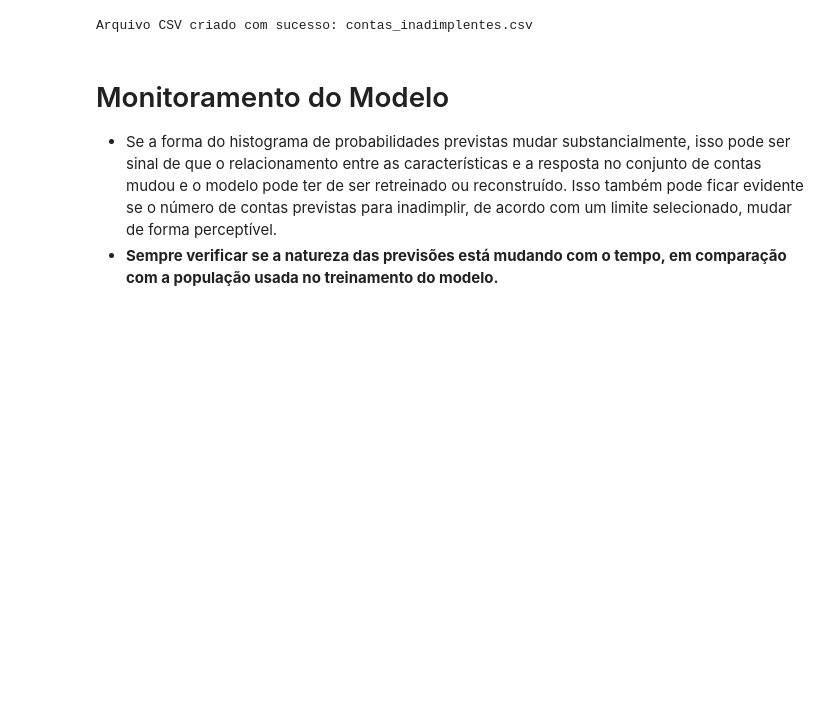
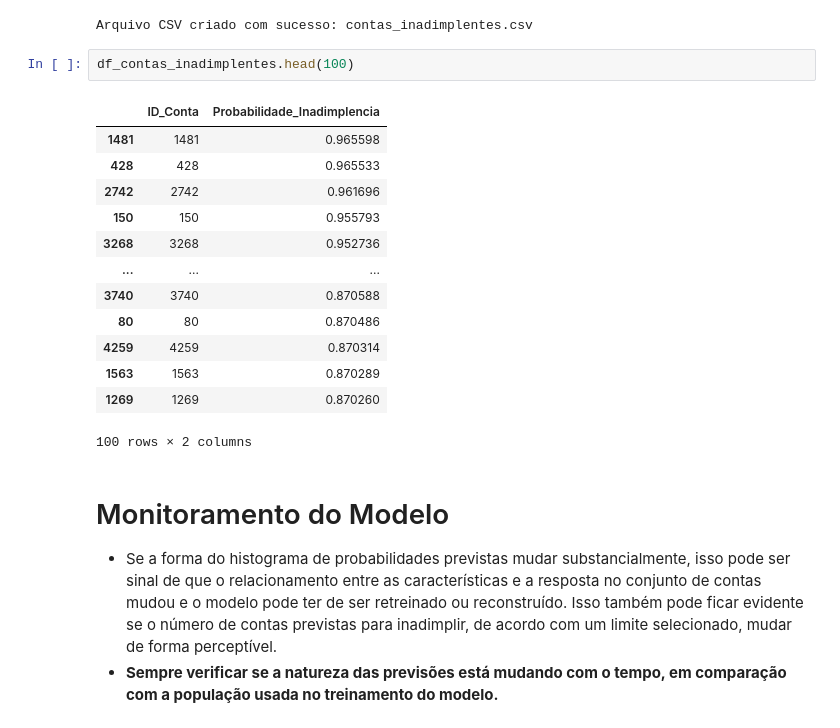
Before and after one commit to Emerson-C-Oliveira/default_prediction_model, a Jupyter notebook: credit_card_defaulted.ipynb, the cells around one changed output. Drawn from its saved outputs; the diff is of its cells as text; blank space fills up the shorter version.

```diff
--- a/credit_card_defaulted.ipynb
+++ b/credit_card_defaulted.ipynb
@@ -2001,6 +2001,22 @@ df_contas_inadimplentes.to_csv('list_prob_default_accounts/contas_inadimplentes.
 print("Arquivo CSV criado com sucesso: contas_inadimplentes.csv")
 # %% [output]
 Arquivo CSV criado com sucesso: contas_inadimplentes.csv
+# %%
+df_contas_inadimplentes.head(100)
+# %% [output]
+|  | ID_Conta | Probabilidade_Inadimplencia |
+| 1481 | 1481 | 0.965598 |
+| 428 | 428 | 0.965533 |
+| 2742 | 2742 | 0.961696 |
+| 150 | 150 | 0.955793 |
+| 3268 | 3268 | 0.952736 |
+| ... | ... | ... |
+| 3740 | 3740 | 0.870588 |
+| 80 | 80 | 0.870486 |
+| 4259 | 4259 | 0.870314 |
+| 1563 | 1563 | 0.870289 |
+| 1269 | 1269 | 0.870260 |
+100 rows × 2 columns
 # %% [markdown]
 # Monitoramento do Modelo
 * Se a forma do histograma de probabilidades previstas mudar substancialmente, isso pode ser sinal de que o relacionamento entre as características e a resposta no conjunto de contas mudou e o modelo pode ter de ser retreinado ou reconstruído. Isso também pode ficar evidente se o número de contas previstas para inadimplir, de acordo com um limite selecionado, mudar de forma perceptível.
```
Also changed, not shown: parts of 7 cells of this notebook, 2 other files.
